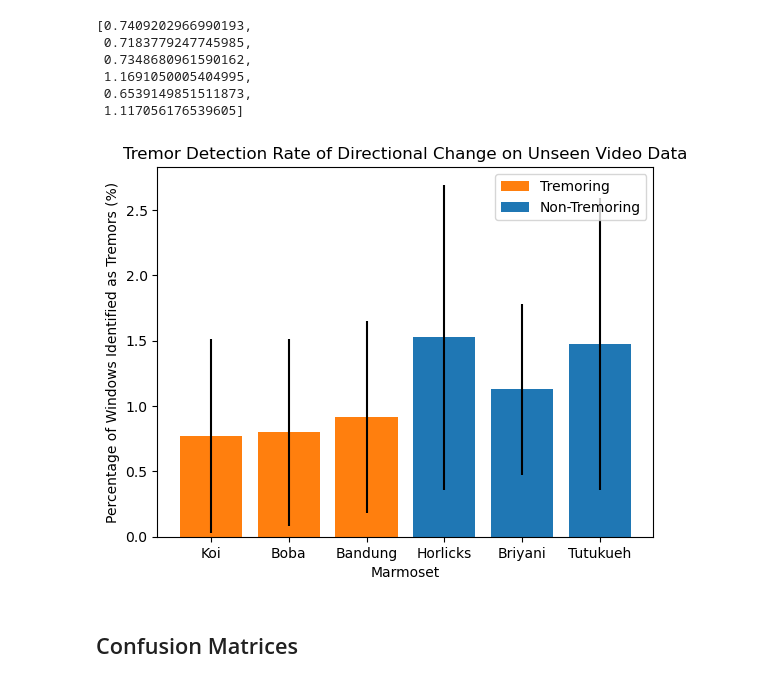
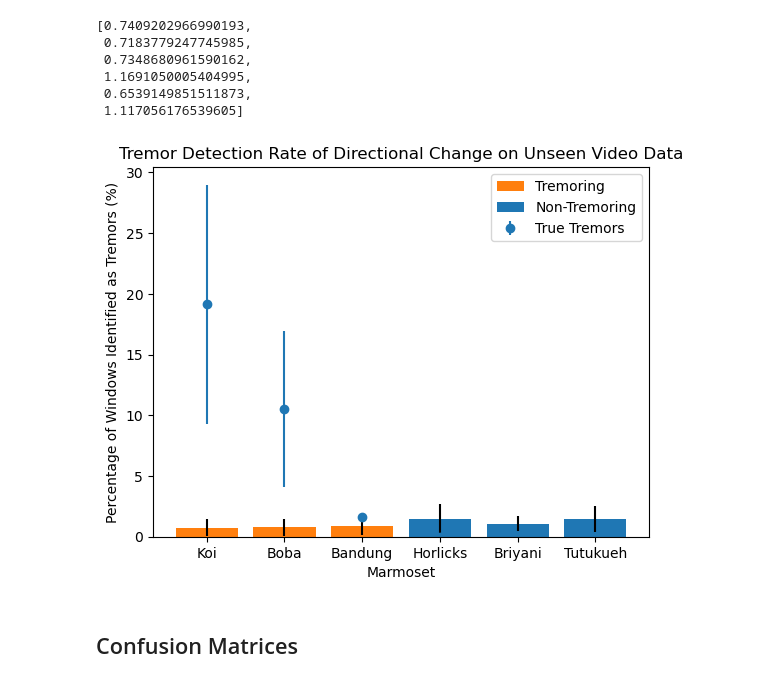
Before and after one commit to russell-ykh/monke, a Jupyter notebook: final_report.ipynb, the cells around one changed output. Saved outputs shown, nothing was run; the diff lists cells and outputs as text; code cells hidden in the pictures.

```diff
--- a/final_report.ipynb
+++ b/final_report.ipynb
@@ -626,21 +780,25 @@ pro_data3 = {}
 pro_labels3 = {}
 
 test_base3 = {}
+test_labels_base3 = {}
 
 process = lambda x : mf.changes_in_changes(mf.vel(x), 10, 0.1)
 
 for name in names_all:
     pro_data3[name], pro_labels3[name] = mc.process_data(pose_data_all[name], labels_all[name], process)
     if name != "koi" and name != "boba":
-        _, test_data, _, _ = mc.prep_train_test_data(pro_data3[name], pro_labels3[name], names_all[name])
+        _, test_data, _, test_labels = mc.prep_train_test_data(pro_data3[name], pro_labels3[name], names_all[name])
         test_base3[name] = np.concatenate(list(test_data.values()))
+        test_labels_base3[name] = np.concatenate(list(test_labels.values()))
 # %%
 preds_ult3 = {}
 percent_ult3 = {}
+true_percent_ult3 = {}
 
 for name in names_all:
     preds_ult3[name] = []
     percent_ult3[name] = []
+    true_percent_ult3[name] = []
 # %%
 for i in range(len(names_koi)):
     excluded_koi = names_koi[i]
@@ -649,19 +807,16 @@ for i in range(len(names_koi)):
     train_koi, _, train_koi_labels, _ = mc.prep_train_test_data(pro_data3["koi"], pro_labels3["koi"], included_koi)
 
     test_base3["koi"] = pro_data3["koi"][excluded_koi]
+    test_labels_base3["koi"] = pro_labels3["koi"][excluded_koi]
 
     for j in range(len(names_boba)):
         excluded_boba = names_boba[j]
         included_boba = names_boba[:j] + names_boba[j+1:]
 
-        train_boba = []
-        train_boba_labels = []
-
-        for ib in included_boba:
-            train_boba.append(pro_data3["boba"][ib])
-            train_boba_labels.append(pro_labels3["boba"][ib])
+        train_boba, _, train_boba_labels, _ = mc.prep_train_test_data(pro_data3["boba"], pro_labels3["boba"], included_boba)
 
         test_base3["boba"] = pro_data3["boba"][excluded_boba]
+        test_labels_base3["boba"] = pro_labels3["boba"][excluded_boba]
 
         train_total3 = np.concatenate((train_koi, train_boba), axis=0)
         train_labels_total3 = np.concatenate((train_koi_labels, train_boba_labels), axis=0)
@@ -671,8 +826,10 @@ for i in range(len(names_koi)):
         for name in names_all:
             pred = ult3.predict(test_base3[name])
             percent = 100 * np.count_nonzero(pred) / pred.shape[0]
+            true_percent = 100 * np.count_nonzero(test_labels_base3[name]) / len(test_labels_base3[name])
             preds_ult3[name].append(pred)
             percent_ult3[name].append(percent)
+            true_percent_ult3[name].append(true_percent)
 # %%
 for name in percent_ult3:
     print(name)
@@ -700,13 +857,21 @@ tutukueh
 # %%
 mean_ult3 = []
 stds_ult3 = []
+
+true_mean_ult3 = []
+true_stds_ult3 = []
+
 names = []
 
-for name in percent_ult3:
+for name in names_all:
     l = percent_ult3[name]
     mean_ult3.append(np.mean(l))
     stds_ult3.append(np.std(l))
 
+    tl = true_percent_ult3[name]
+    true_mean_ult3.append(np.mean(tl))
+    true_stds_ult3.append(np.std(tl))
+
     names.append(name.capitalize())
 # %%
 mean_ult3
@@ -729,16 +894,18 @@ stds_ult3
 # %%
 plt.bar(names[:3], mean_ult3[:3], color="tab:orange", label="Tremoring", yerr=stds_ult3[:3])
 plt.bar(names[3:], mean_ult3[3:], color="tab:blue", label="Non-Tremoring", yerr=stds_ult3[3:])
+
+plt.errorbar(names, true_mean_ult3, label="True Tremors", yerr=true_stds_ult3, fmt="o")
 
 plt.xlabel("Marmoset")
 plt.ylabel("Percentage of Windows Identified as Tremors (%)")
 plt.title("Tremor Detection Rate of Directional Change on Unseen Video Data")
 
 plt.legend()
 plt.savefig(path.join(cd, "final_report_graphs", "tremor_detection_rate_unseen_avg.png"), dpi=300)
 plt.show()
 # %% [output]
-[figure, old version]
+[figure, new version]
 # %% [markdown]
 ## Confusion Matrices
 # %%
```
Also changed, not shown: parts of 29 cells of this notebook, 12 other files.
